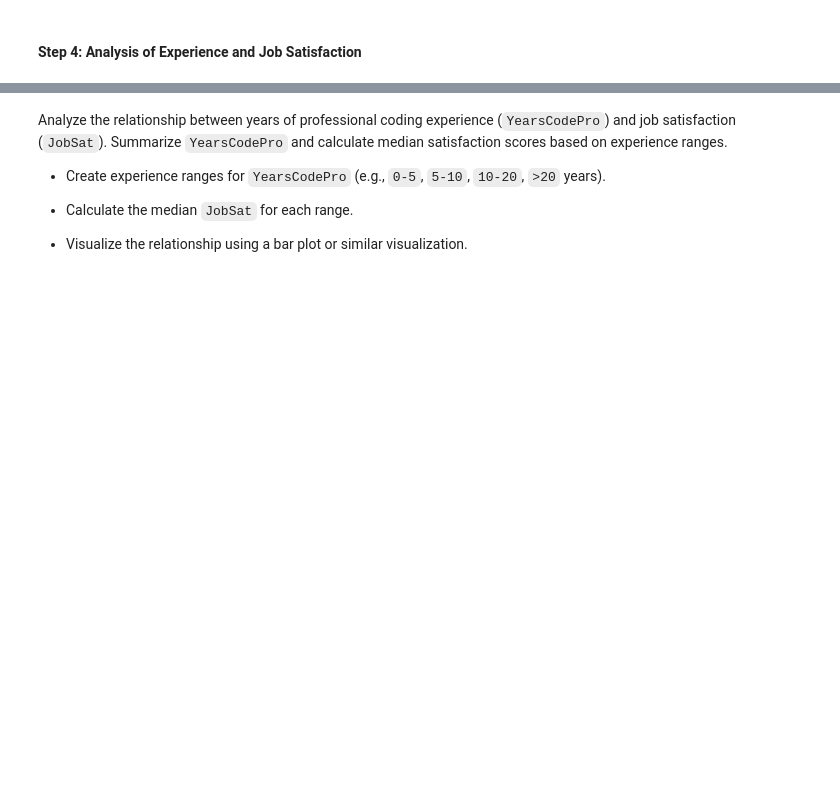
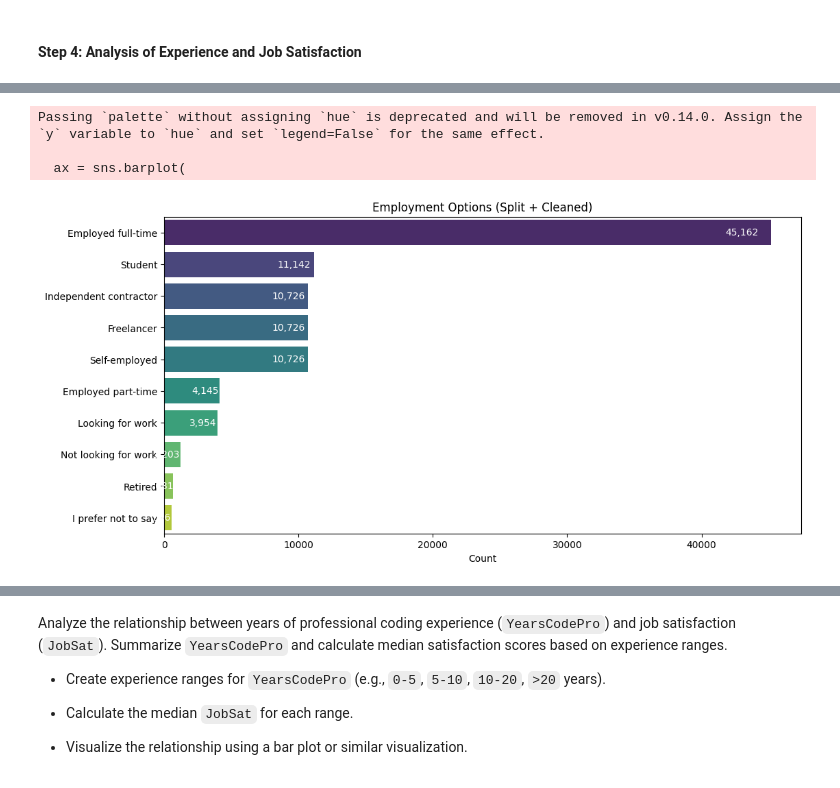
Before and after one commit to anacarolcarrascoconsultorias-lab/IBM-Data-Science-Assignments, a Jupyter notebook: Lab_12_Exploratory_Data_Analysis.ipynb, the cells around one changed output, grey strips where cells are left out. Cells and saved outputs as stored; diff of their text form; code cells hidden in the pictures; blank space fills up the shorter version.

```diff
--- a/Lab_12_Exploratory_Data_Analysis.ipynb
+++ b/Lab_12_Exploratory_Data_Analysis.ipynb
@@ -243,0 +192,36 @@ plt.show()
+# %%
+employment_counts = (
+    employment_exploded["Employment_clean_list"]
+    .value_counts()
+    .sort_values(ascending=False)
+)
+
+plt.figure(figsize=(12,6))
+sorted_series = employment_counts.sort_values(ascending=False)
+
+ax = sns.barplot(
+    x=sorted_series.values,
+    y=sorted_series.index,
+    palette="viridis"
+)
+
+for i, v in enumerate(sorted_series.values):
+    ax.text(
+        v * 0.98,
+        i,
+        f"{int(v):,}",
+        color="white",
+        ha="right",
+        va="center",
+        fontsize=10
+    )
+
+plt.title("Employment Options (Split + Cleaned)")
+plt.xlabel("Count")
+plt.ylabel("")
+plt.show()
+# %% [output]
+Passing `palette` without assigning `hue` is deprecated and will be removed in v0.14.0. Assign the `y` variable to `hue` and set `legend=False` for the same effect.
+
+  ax = sns.barplot(
+[figure, added]
```
Also changed, not shown: parts of 56 cells of this notebook.
